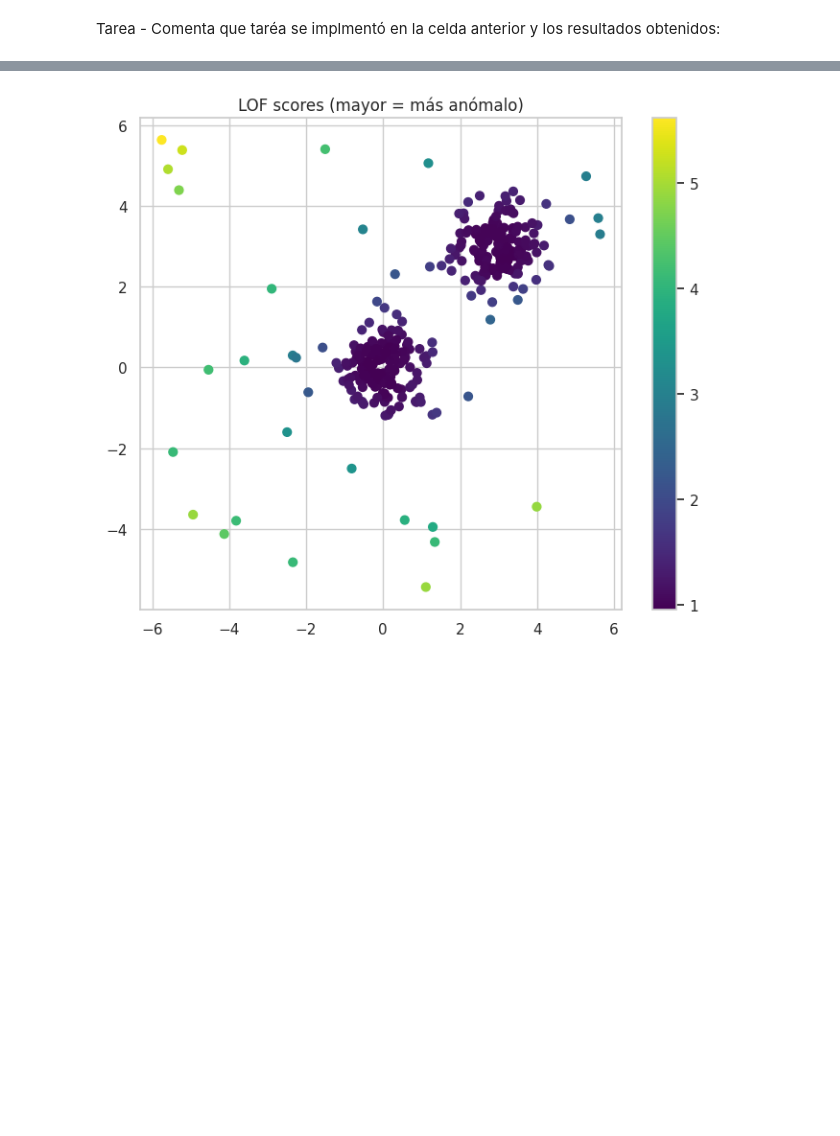
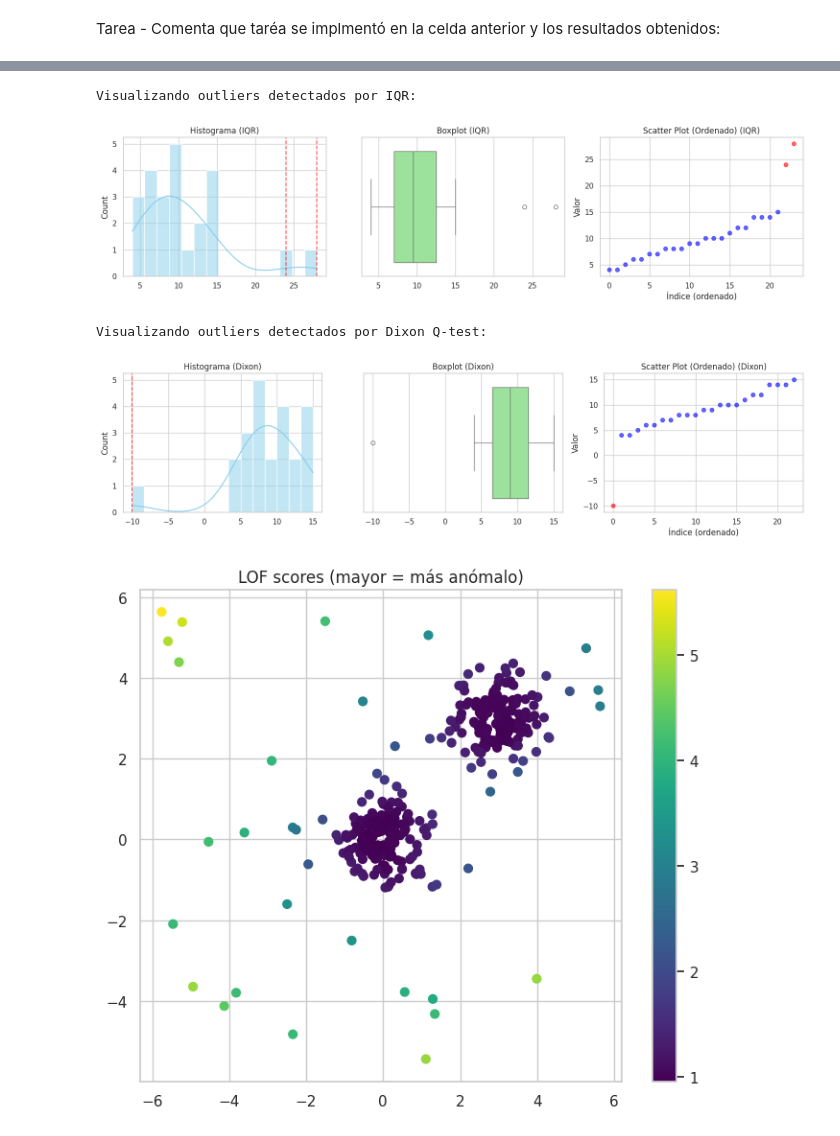
Before and after one commit to Pastor-E-Perez-Estigarribia/curso-iaa, a Jupyter notebook: colab_notebook/5-no_supervisado.ipynb, the cells around one changed output, grey strips where cells are left out. Cells and saved outputs as stored; diff of their text form; code cells hidden in the pictures; blank space fills up the shorter version.

```diff
--- a/colab_notebook/5-no_supervisado.ipynb
+++ b/colab_notebook/5-no_supervisado.ipynb
@@ -293,3 +363,40 @@ Tarea - Comenta que taréa se implmento en la celda anterior:
+# %%
+def plot_outliers(data, outliers, title_suffix=''):
+    """
+    Visualiza los datos y resalta los outliers detectados.
+
+    Parámetros:
+    - data: array de datos originales.
+    - outliers: array de valores detectados como atípicos.
+    - title_suffix: texto adicional para los títulos de los gráficos.
+    """
+    data = np.asarray(data)
+    outliers = np.asarray(outliers)
+
+    fig, axes = plt.subplots(1, 3, figsize=(15, 4))
+
+    # 1. Histograma con líneas para los outliers
+    sns.histplot(data, bins=15, kde=True, ax=axes[0], color='skyblue')
+    for out in outliers:
+        axes[0].axvline(out, color='red', linestyle='--', alpha=0.7)
+    axes[0].set_title(f'Histograma {title_suffix}')
+
+    # 2. Boxplot (Seaborn ya marca los outliers, pero lo mostramos para referencia)
+    sns.boxplot(x=data, ax=axes[1], color='lightgreen')
+    axes[1].set_title(f'Boxplot {title_suffix}')
+
+    # 3. Scatter plot ordenado para ver los valores extremos
+    sorted_indices = np.argsort(data)
+    sorted_data = data[sorted_indices]
+
+    colors = ['red' if val in outliers else 'blue' for val in sorted_data]
+    axes[2].scatter(range(len(data)), sorted_data, c=colors, alpha=0.6)
+    axes[2].set_title(f'Scatter Plot (Ordenado) {title_suffix}')
+    axes[2].set_ylabel('Valor')
+    axes[2].set_xlabel('Índice (ordenado)')
+
+    plt.tight_layout()
+    plt.show()
 # %%
 def plot_lof(X, n_neighbors=20, contamination=0.05, filename='figures/outliers_lof.png'):
     """
@@ -435,3 +658,16 @@ Tarea - Comenta que taréa se implmentó en la celda anterior y los resultados o
+# %%
+# Ejemplo de uso con los resultados anteriores de IQR
+print("Visualizando outliers detectados por IQR:")
+plot_outliers(x, out_iqr, title_suffix='(IQR)')
+
+# Ejemplo de uso con los resultados de Dixon
+print("\nVisualizando outliers detectados por Dixon Q-test:")
+plot_outliers(y_dixon, outliers_dixon, title_suffix='(Dixon)')
+# %% [output]
+Visualizando outliers detectados por IQR:
+[figure, added]
+Visualizando outliers detectados por Dixon Q-test:
+[figure, added]
 # %%
 # %%
 # Ejercicio D: Detección de anomalías — LOF y IsolationForest en datos sintéticos
```
Also changed, not shown: parts of 6 cells of this notebook.
